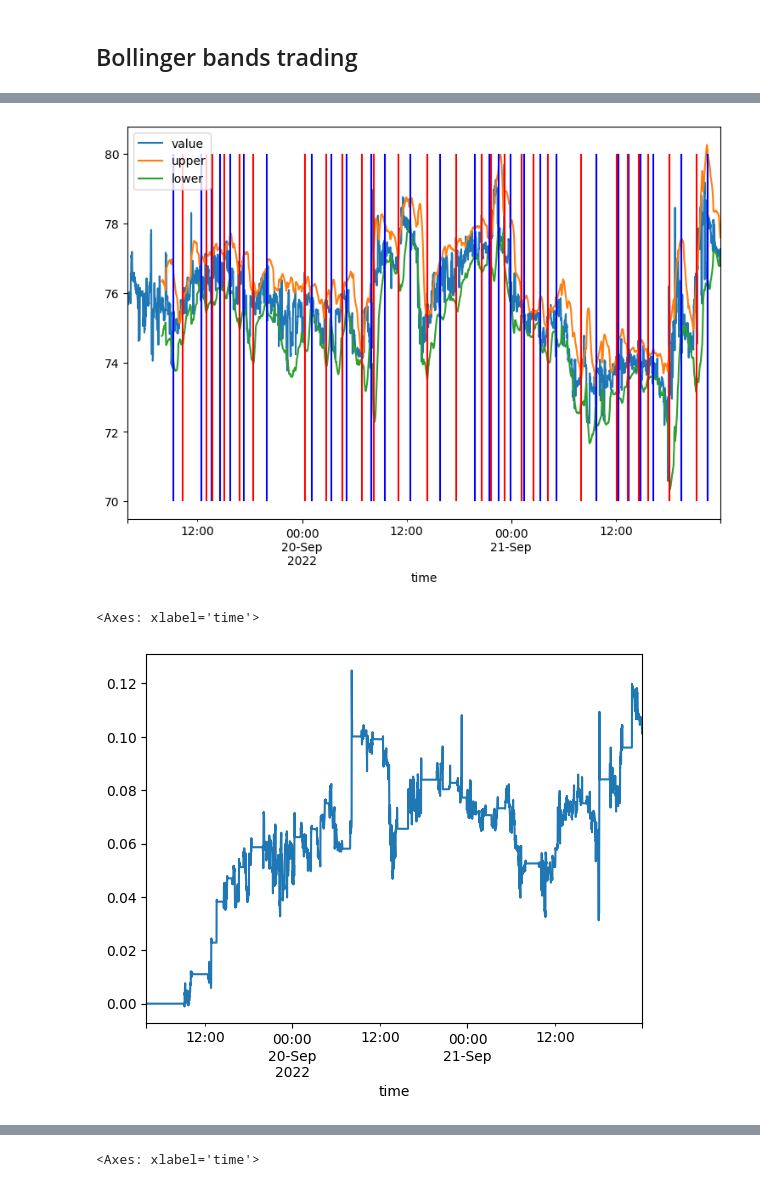
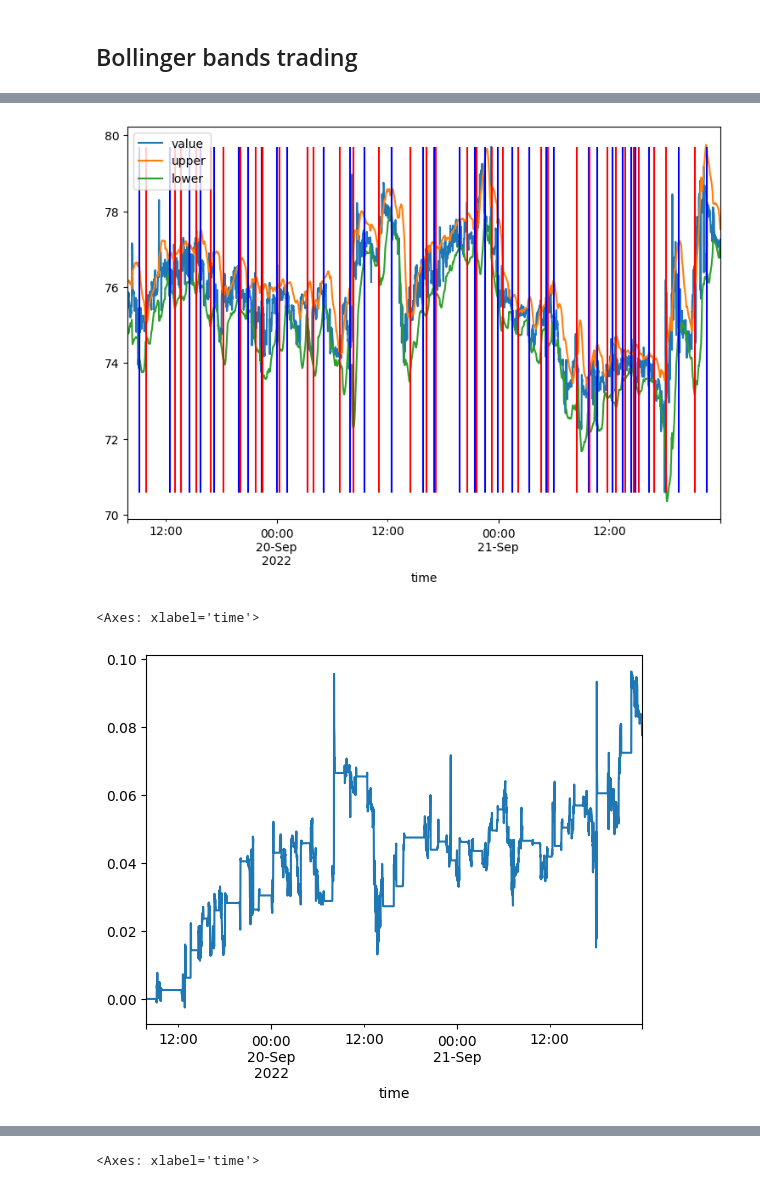
Before and after one commit to sculd/mean_reversal, a Jupyter notebook: var1_trade.ipynb, the cells around one changed output, grey strips where cells are left out. Cells and saved outputs as stored; diff of their text form; code cells hidden in the pictures.

```diff
--- a/var1_trade.ipynb
+++ b/var1_trade.ipynb
@@ -153,22 +160,41 @@ The same function that takes df.values.T instead of df itself. This is used in t
 # %%
-def add_features(values, wgt):
+class TradingParam:
+    def __init__(self, bb_windows, bb_stdev):
+        self.bb_windows, self.bb_stdev = bb_windows, bb_stdev
+
+def add_features(df_prices, wgt, trading_param):
+    values = (df_prices * wgt).sum(axis=1).to_frame().rename(columns={0: 'value'})
+    upper, middle, lower = talib.BBANDS(values.value, trading_param.bb_windows, trading_param.bb_stdev, matype=MA_Type.T3)
+    values['upper'] = upper
+    values['lower'] = lower
+    upper, middle, lower, values = upper.dropna(), middle.dropna(), lower.dropna(), values.dropna()
+
+    #values = values.copy()
     values['value_prev'] = values.value.shift()
     values['lower_crossed_upward'] = ((values.value_prev < lower) & (values.value >= lower)).astype(np.int32)
+    values['lower_crossed_downward'] = ((values.value_prev > lower) & (values.value <= lower)).astype(np.int32)
+    values['upper_crossed_upward'] = ((values.value_prev < upper) & (values.value >= upper)).astype(np.int32)
     values['upper_crossed_downward'] = ((values.value_prev > upper) & (values.value <= upper)).astype(np.int32)
+    #values = values.dropna()
     in_positions = [0]
     for i in range(1, len(values.index)):
         in_position = in_positions[-1]
+        # the position of current is one step delayed to make it more realistic.
         if values.lower_crossed_upward.values[i-1] > 0:
             in_position = 1
         elif values.upper_crossed_downward.values[i-1] > 0:
             in_position = 0
         in_positions.append(in_position)
     values['in_position'] = in_positions
+    values['profit_raw'] = values.value.diff() * values.in_position
     values['profit'] = values.value.pct_change() * values.in_position
     values['position_changed'] = values.in_position.diff()
     #values = values.dropna()
 
-    values['rebalanced'] = wgt.sum(axis=1).to_frame().diff().fillna(0)
+    if type(wgt) is np.ndarray:
+        values['rebalanced'] = 0
+    else:
+        values['rebalanced'] = wgt.sum(axis=1).to_frame().diff().fillna(0)
     values = values.fillna(0)
     values['rebalanced'] = values[['rebalanced']].where(values.rebalanced == 0, 1)
 
@@ -267,0 +252,3 @@ values['profit'] = values.value.pct_change() * values.in_position
+# %%
+trading_param = TradingParam(40, 1.5)
+values = add_features(get_close_between_date(1, symbols, date_str_20220919, date_str_20220922), wgts[:,0], trading_param)
@@ -275,16 +272,17 @@ values[['lower_crossed_upward', 'upper_crossed_downward']].plot()
 # %%
 # plot dataframe; the index is a datetime index
-ax = values[['value', 'upper', 'lower']].plot(figsize=(9, 6))
+ax = values[['value', 'upper', 'lower']].dropna().plot(figsize=(9, 6))
+ymin, ymax = values.value.min(), values.value.max()
 
 # add vertical lines
-ax.vlines(x=list(values[values.position_changed == +1].index), ymin=70, ymax=80, color='b', label='test lines')
-ax.vlines(x=list(values[values.position_changed == -1].index), ymin=70, ymax=80, color='r', label='test lines')
+ax.vlines(x=list(values[values.position_changed == +1].index), ymin=ymin, ymax=ymax, color='b', label='test lines')
+ax.vlines(x=list(values[values.position_changed == -1].index), ymin=ymin, ymax=ymax, color='r', label='test lines')
 
 plt.show()
 # %% [output]
-[figure, old version]
+[figure, new version]
 # %%
 values.profit.cumsum().plot()
 # %% [output]
 <Axes: xlabel='time'>
-[figure, old version]
+[figure, new version]
```
Also changed, not shown: parts of 34 cells of this notebook.
